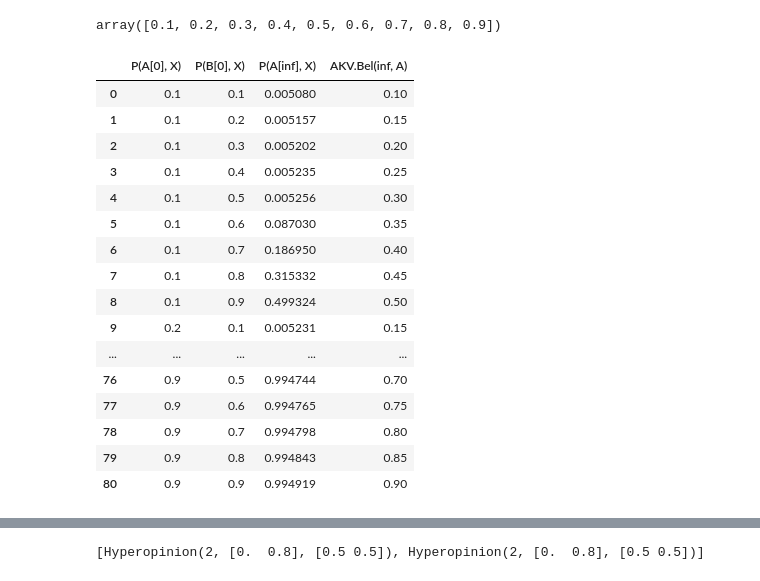
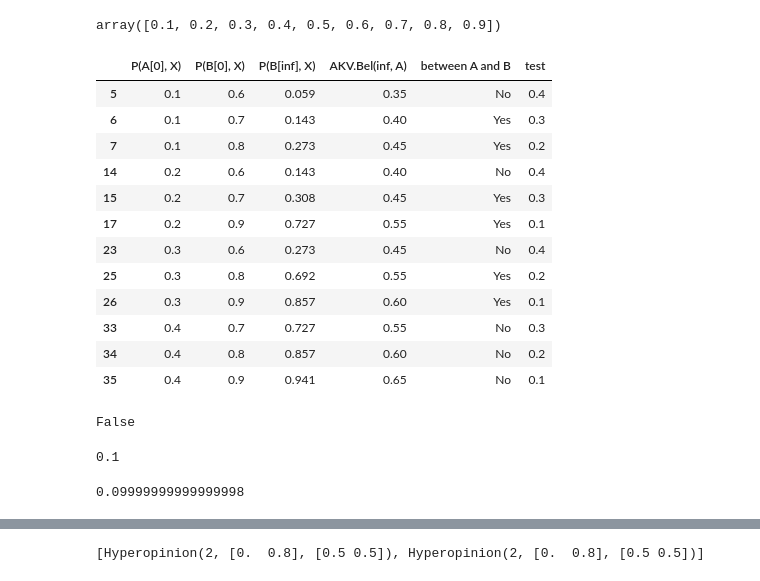
Before and after one commit to josecoliveira/subjective-logic, a Jupyter notebook: two-agents.ipynb, the cells around one changed output, grey strips where cells are left out. Saved outputs shown, nothing was run; the diff lists cells and outputs as text; code cells hidden in the pictures.

```diff
--- a/two-agents.ipynb
+++ b/two-agents.ipynb
@@ -88,30 +88,41 @@ data = []
 
 for b1 in np.arange(0.1, 1, 0.1):
     for b2 in np.arange(0.1, 1, 0.1):
-        akv_model = AKVModel([b1, b2], [[1, 0.5], [0.5, 1]])
+        akv_model = AKVModel([b1, b2], [[1, 1], [1, 1]])
         sl_model_cumulative = akv_to_sl(akv_model)
         akv_model.simulate(AKV_NUM_STEPS)
         sl_model_cumulative.simulate(SL_STEPS, cumulative_fusion)
-        data.append([b1, b2, sl_model_cumulative.states[-1][0].P[0], akv_model.states[-1][0]])
+        data.append([b1, b2, sl_model_cumulative.states[-1][1].P[0], akv_model.states[-1][0]])
 
-df = pd.DataFrame(data, columns=["P(A[0], X)", "P(B[0], X)", "P(A[inf], X)", "AKV.Bel(inf, A)"]);
+df = pd.DataFrame(data, columns=["P(A[0], X)", "P(B[0], X)", "P(B[inf], X)", "AKV.Bel(inf, A)"])
+df['between A and B'] = np.where((df["P(A[0], X)"] < df["P(B[inf], X)"]) & (df["P(B[inf], X)"] < df["P(B[0], X)"]), "Yes", "No")
+df['test'] = 1 - df["P(B[0], X)"]
-# %%
-df
-# %% [output]
-|  | P(A[0], X) | P(B[0], X) | P(A[inf], X) | AKV.Bel(inf, A) |
-| 0 | 0.1 | 0.1 | 0.005080 | 0.10 |
-| 1 | 0.1 | 0.2 | 0.005157 | 0.15 |
-| 2 | 0.1 | 0.3 | 0.005202 | 0.20 |
-| 3 | 0.1 | 0.4 | 0.005235 | 0.25 |
-| 4 | 0.1 | 0.5 | 0.005256 | 0.30 |
-| 5 | 0.1 | 0.6 | 0.087030 | 0.35 |
-| 6 | 0.1 | 0.7 | 0.186950 | 0.40 |
-| 7 | 0.1 | 0.8 | 0.315332 | 0.45 |
-| 8 | 0.1 | 0.9 | 0.499324 | 0.50 |
-| 9 | 0.2 | 0.1 | 0.005231 | 0.15 |
-| ... | ... | ... | ... | ... |
-| 76 | 0.9 | 0.5 | 0.994744 | 0.70 |
-| 77 | 0.9 | 0.6 | 0.994765 | 0.75 |
-| 78 | 0.9 | 0.7 | 0.994798 | 0.80 |
-| 79 | 0.9 | 0.8 | 0.994843 | 0.85 |
-| 80 | 0.9 | 0.9 | 0.994919 | 0.90 |
+# %%
+# df.round(3)[(df["P(A[0], X)"] < 0.5) & (df["P(B[0], X)"] > 0.5) & (df["P(A[0], X)"] != (1 - df["P(B[0], X)"]))]
+df[(df["P(A[0], X)"] < 0.5) & (df["P(B[0], X)"] > 0.5) & ~(np.isclose(df["P(A[0], X)"], 1 - df["P(B[0], X)"]))].round(3)
+# %% [output]
+|  | P(A[0], X) | P(B[0], X) | P(B[inf], X) | AKV.Bel(inf, A) | between A and B | test |
+| 5 | 0.1 | 0.6 | 0.059 | 0.35 | No | 0.4 |
+| 6 | 0.1 | 0.7 | 0.143 | 0.40 | Yes | 0.3 |
+| 7 | 0.1 | 0.8 | 0.273 | 0.45 | Yes | 0.2 |
+| 14 | 0.2 | 0.6 | 0.143 | 0.40 | No | 0.4 |
+| 15 | 0.2 | 0.7 | 0.308 | 0.45 | Yes | 0.3 |
+| 17 | 0.2 | 0.9 | 0.727 | 0.55 | Yes | 0.1 |
+| 23 | 0.3 | 0.6 | 0.273 | 0.45 | No | 0.4 |
+| 25 | 0.3 | 0.8 | 0.692 | 0.55 | Yes | 0.2 |
+| 26 | 0.3 | 0.9 | 0.857 | 0.60 | Yes | 0.1 |
+| 33 | 0.4 | 0.7 | 0.727 | 0.55 | No | 0.3 |
+| 34 | 0.4 | 0.8 | 0.857 | 0.60 | No | 0.2 |
+| 35 | 0.4 | 0.9 | 0.941 | 0.65 | No | 0.1 |
+# %%
+df["P(A[0], X)"][0] == 1 - df["P(B[0], X)"][8]
+# %% [output]
+False
+# %%
+df["P(A[0], X)"][0]
+# %% [output]
+0.1
+# %%
+1 - df["P(B[0], X)"][8]
+# %% [output]
+0.09999999999999998
```
Also changed, not shown: parts of 2 cells of this notebook, 3 other files.
